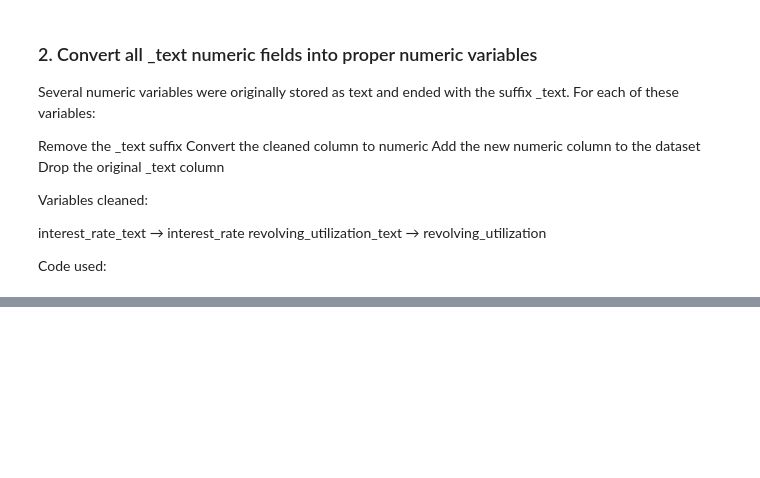
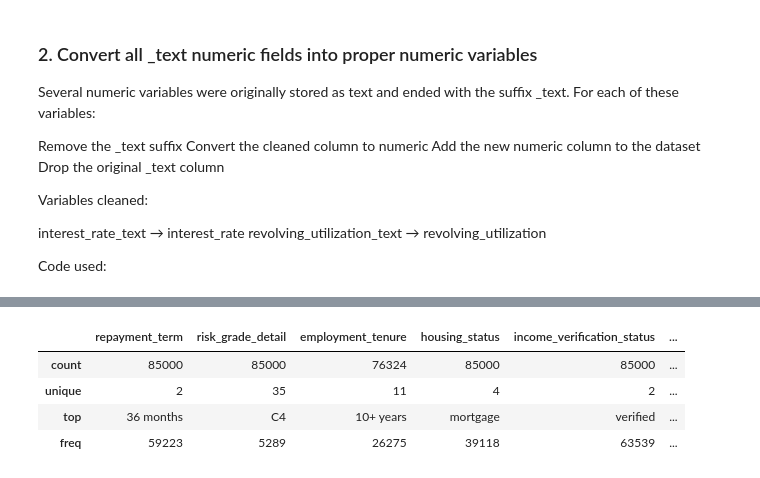
Before and after one commit to JoseAlberto88/Credit-Default-Risk-Analysis, a Jupyter notebook: python/Python_project_group3.ipynb, the cells around one changed output, grey strips where cells are left out. Drawn from its saved outputs; the diff is of its cells as text; code cells hidden in the pictures; blank space fills up the shorter version.

```diff
--- a/python/Python_project_group3.ipynb
+++ b/python/Python_project_group3.ipynb
@@ -455,0 +668,8 @@ See https://pandas.pydata.org/docs/user_guide/migration-3-strings.html#string-mi
+# %%
+apps.select_dtypes(include=['object', 'string']).describe()
+# %% [output]
+|  | repayment_term | risk_grade_detail | employment_tenure | housing_status | income_verification_status | ... |
+| count | 85000 | 85000 | 76324 | 85000 | 85000 | ... |
+| unique | 2 | 35 | 11 | 4 | 2 | ... |
+| top | 36 months | C4 | 10+ years | mortgage | verified | ... |
+| freq | 59223 | 5289 | 26275 | 39118 | 63539 | ... |
```
Also changed, not shown: parts of 6 cells of this notebook.
